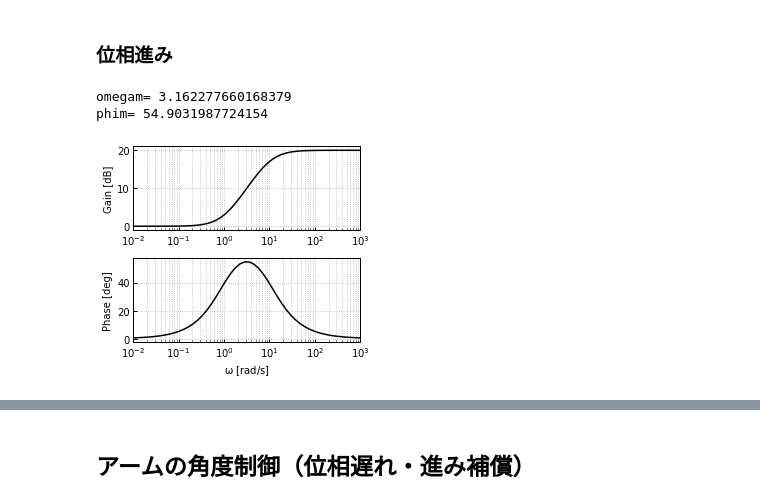
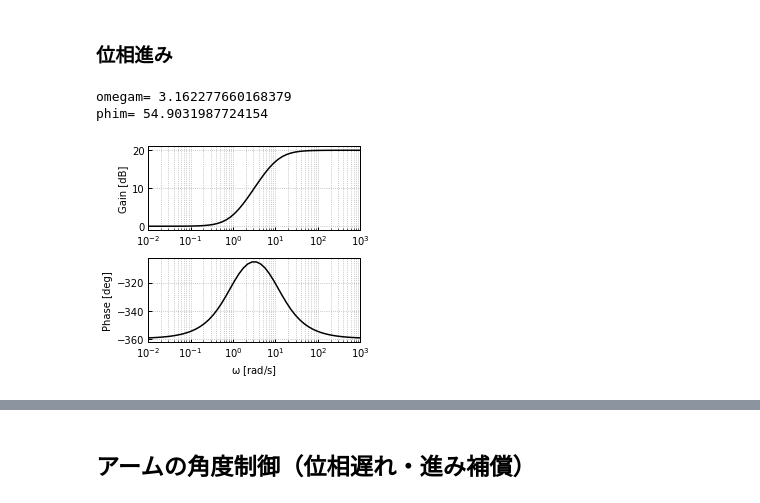
Before and after one commit to 373yuki/pyctrl, a Jupyter notebook: chap6.ipynb, the cells around one changed output, grey strips where cells are left out. Saved outputs shown, nothing was run; the diff lists cells and outputs as text; code cells hidden in the pictures.

```diff
--- a/chap6.ipynb
+++ b/chap6.ipynb
@@ -511,28 +514,28 @@ phim= -89.63763088074153
 # %%
 beta = 0.1
 T2 = 1
 K2 = tf([T2, 1],[beta*T2, 1])
 
 fig, ax = plt.subplots(2, 1, figsize=(4, 3.5))
 
-gain, phase, w = bode(K2, logspace(-2,3), Plot=False)
+gain, phase, w = bode(K2, logspace(-2,3), plot=False)
 
 ax[0].semilogx(w, 20*np.log10(gain), color='k')
 ax[1].semilogx(w, phase*180/np.pi, color='k')
 
 bodeplot_set(ax)
 
 omegam = 1/T2/np.sqrt(beta)
 phim = np.arcsin( (1-beta)/(1+beta) ) * 180/np.pi
 print('omegam=', omegam)
 print('phim=', phim)
 
 fig.tight_layout()
 # fig.savefig("lead_bode.pdf", transparent=True, bbox_inches="tight", pad_inches=0.0)
 # %% [output]
 omegam= 3.162277660168379
 phim= 54.9031987724154
-[figure, old version]
+[figure, new version]
 # %%
 beta = 0.000001
 T2 = 1
```
Also changed, not shown: parts of 21 cells of this notebook.
